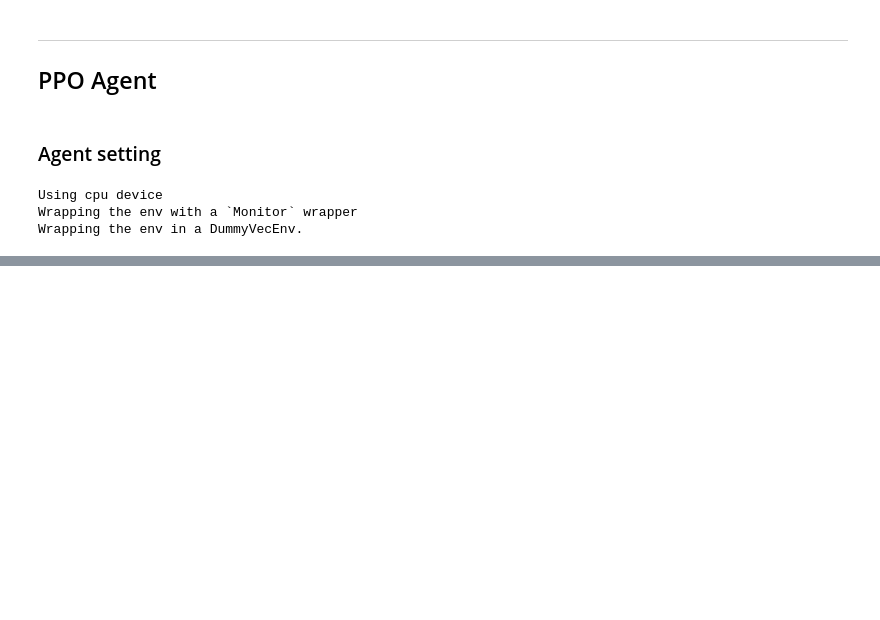
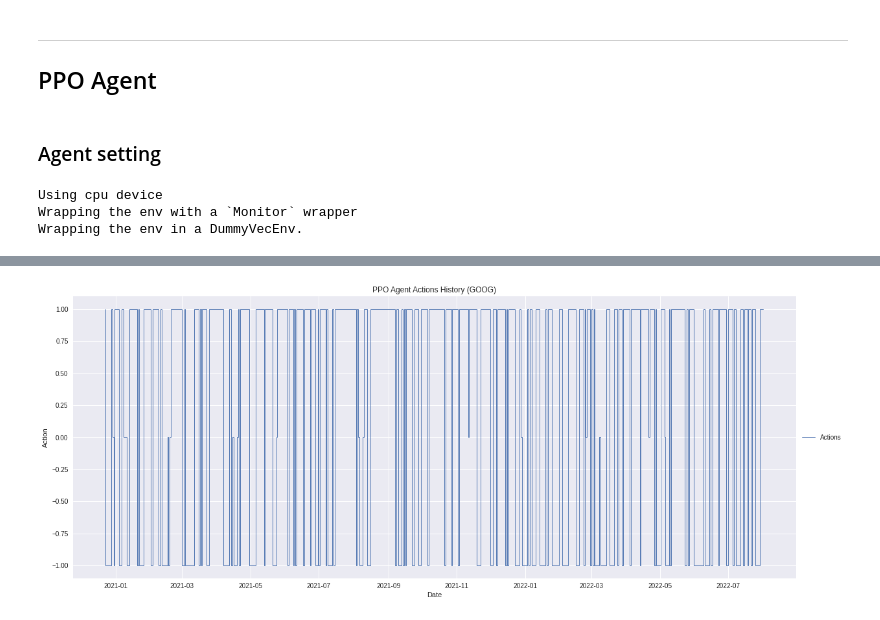
Before and after one commit to parveenxkashyap/deepRL-algorithmic-trading, a Jupyter notebook: notebook.ipynb, the cells around one changed output, grey strips where cells are left out. Saved outputs shown, nothing was run; the diff lists cells and outputs as text; code cells hidden in the pictures; blank space fills up the shorter version.

```diff
--- a/notebook.ipynb
+++ b/notebook.ipynb
@@ -1079,0 +1227,15 @@ Wrapping the env in a DummyVecEnv.
+# %%
+
+plt.figure(figsize=(20,8))
+plt.step(
+    pd.to_datetime(test_env.history["date"]),
+    test_env._actions_history[11:],
+    label="Actions",
+    linewidth=0.9
+    )
+plt.title("PPO Agent Actions History (GOOG)")
+plt.xlabel("Date")
+plt.ylabel("Action")
+plt.legend(loc='center left', bbox_to_anchor=(1, 0.5));
+# %% [output]
+[figure, added]
```
Also changed, not shown: parts of 16 cells of this notebook.
